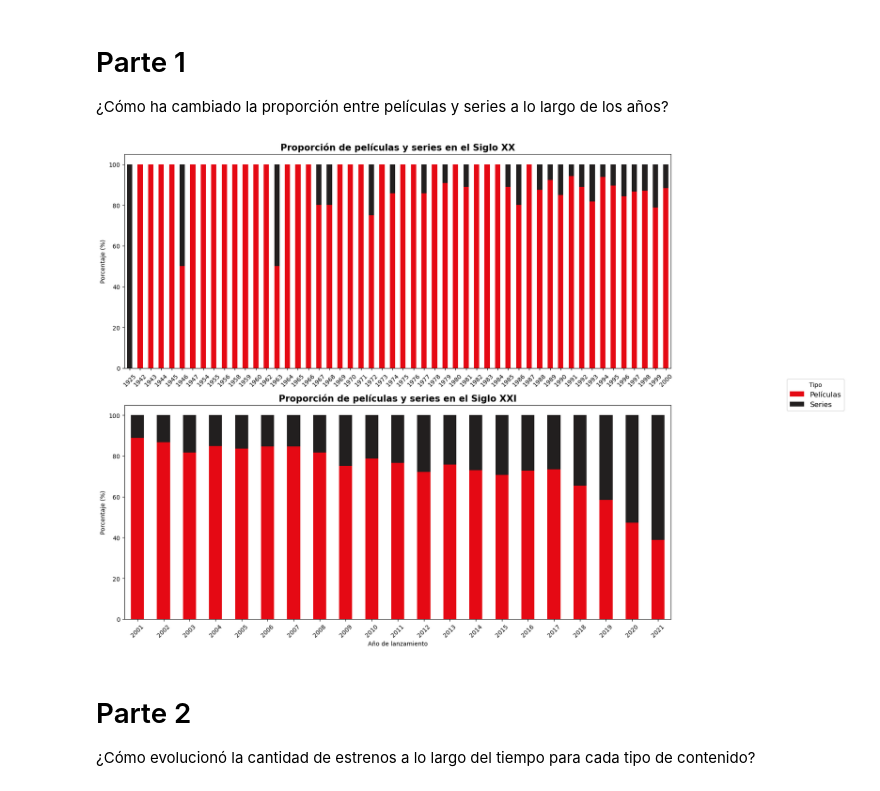
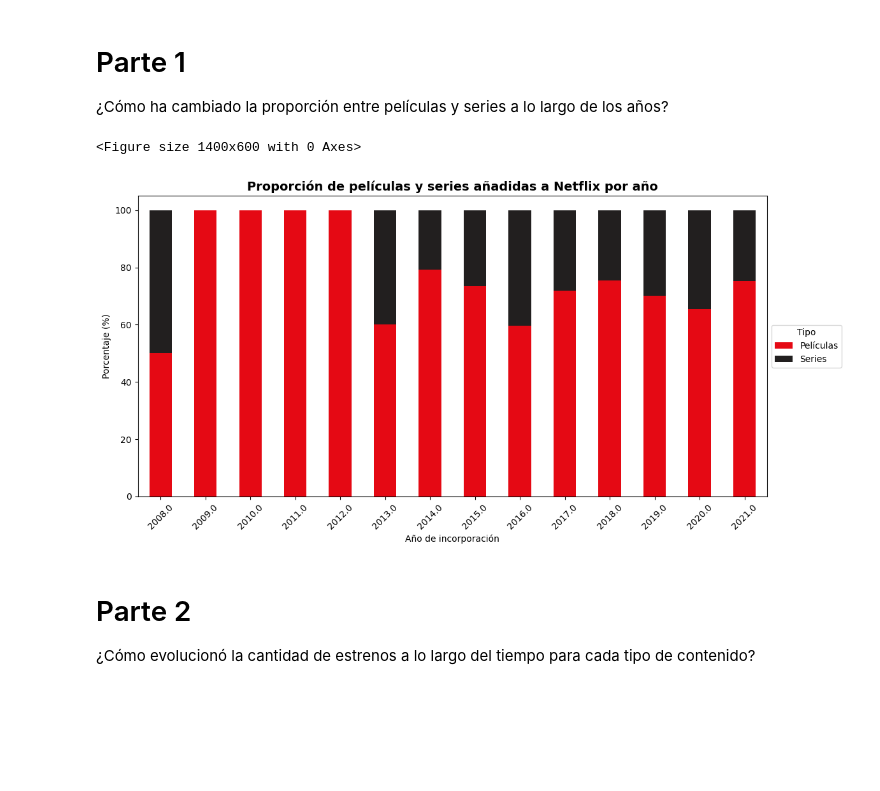
Before and after one commit to AnaMenoni/Practico-2-Analisis-de-Datos, a Jupyter notebook: practico2.ipynb, the cells around one changed output. Cells and saved outputs as stored; diff of their text form; code cells hidden in the pictures; blank space fills up the shorter version.

Commit message:
Cambio parte 1 considera año de incorporación en lugar de lanzamiento

```diff
--- a/practico2.ipynb
+++ b/practico2.ipynb
@@ -11,46 +11,40 @@ df = pd.read_csv("netflix.csv")
 largo de los años?
 # %%
 
-# Agrupar por año y tipo (Movie / TV Show)
-proportion = df.groupby(['release_year', 'type']).size().unstack(fill_value=0)
+# Convertir 'date_added' a formato datetime (día/mes/año)
+df['date_added'] = pd.to_datetime(df['date_added'], errors='coerce', dayfirst=True)
+
+# Extraer el año de incorporación a Netflix
+df['year_added'] = df['date_added'].dt.year
+
+# Agrupar por año de incorporación y tipo (Movie / TV Show)
+proportion = df.groupby(['year_added', 'type']).size().unstack(fill_value=0)
 
 # Calcular proporción en porcentaje
 proportion_percent = proportion.div(proportion.sum(axis=1), axis=0) * 100
 
-# Colores
+# Colores estilo Netflix
 colors = ['#e50914', '#221f1f']
 
-# Separar siglos
-proportion_20 = proportion_percent.loc[proportion_percent.index <= 2000]
-proportion_21 = proportion_percent.loc[proportion_percent.index > 2000]
+# Graficar proporción de películas y series a lo largo de los años
+plt.figure(figsize=(14,6))
+proportion_percent.plot(kind="bar", stacked=True, color=colors, figsize=(14,6))
 
-# Crear subplots
-fig, axes = plt.subplots(2, 1, figsize=(16,12), sharey=True)
+# Títulos y etiquetas
+plt.title("Proporción de películas y series añadidas a Netflix por año", fontsize=14, fontweight="bold")
+plt.ylabel("Porcentaje (%)")
+plt.xlabel("Año de incorporación")
 
-# Siglo XX
-proportion_20.plot(kind="bar", stacked=True, color=colors, ax=axes[0])
-axes[0].set_title("Proporción de películas y series en el Siglo XX", fontsize=15, fontweight="bold")
-axes[0].set_ylabel("Porcentaje (%)")
-axes[0].set_xlabel("")
-axes[0].tick_params(axis="x", rotation=45)
-axes[0].legend_.remove()  # quitar leyenda individual
+# Leyenda a la derecha
+plt.legend(title="Tipo", labels=["Películas", "Series"], loc="center left", bbox_to_anchor=(1, 0.5))
 
-# Siglo XXI
-proportion_21.plot(kind="bar", stacked=True, color=colors, ax=axes[1])
-axes[1].set_title("Proporción de películas y series en el Siglo XXI", fontsize=15, fontweight="bold")
-axes[1].set_ylabel("Porcentaje (%)")
-axes[1].set_xlabel("Año de lanzamiento")
-axes[1].tick_params(axis="x", rotation=45)
-axes[1].legend_.remove()  # quitar leyenda individual
-
-# Leyenda común a la derecha
-fig.legend(title="Tipo", labels=["Películas", "Series"], loc="center left", bbox_to_anchor=(1, 0.5), fontsize=12)
-
-# Ajustar espacio para la leyenda
+# Ajuste final
+plt.xticks(rotation=45)
 plt.tight_layout(rect=[0,0,0.85,1])
 plt.show()
 # %% [output]
+<Figure size 1400x600 with 0 Axes>
-[figure, old version]
+[figure, new version]
 # %% [markdown]
 # Parte 2
 ¿Cómo evolucionó la cantidad de estrenos a lo largo del tiempo
```
